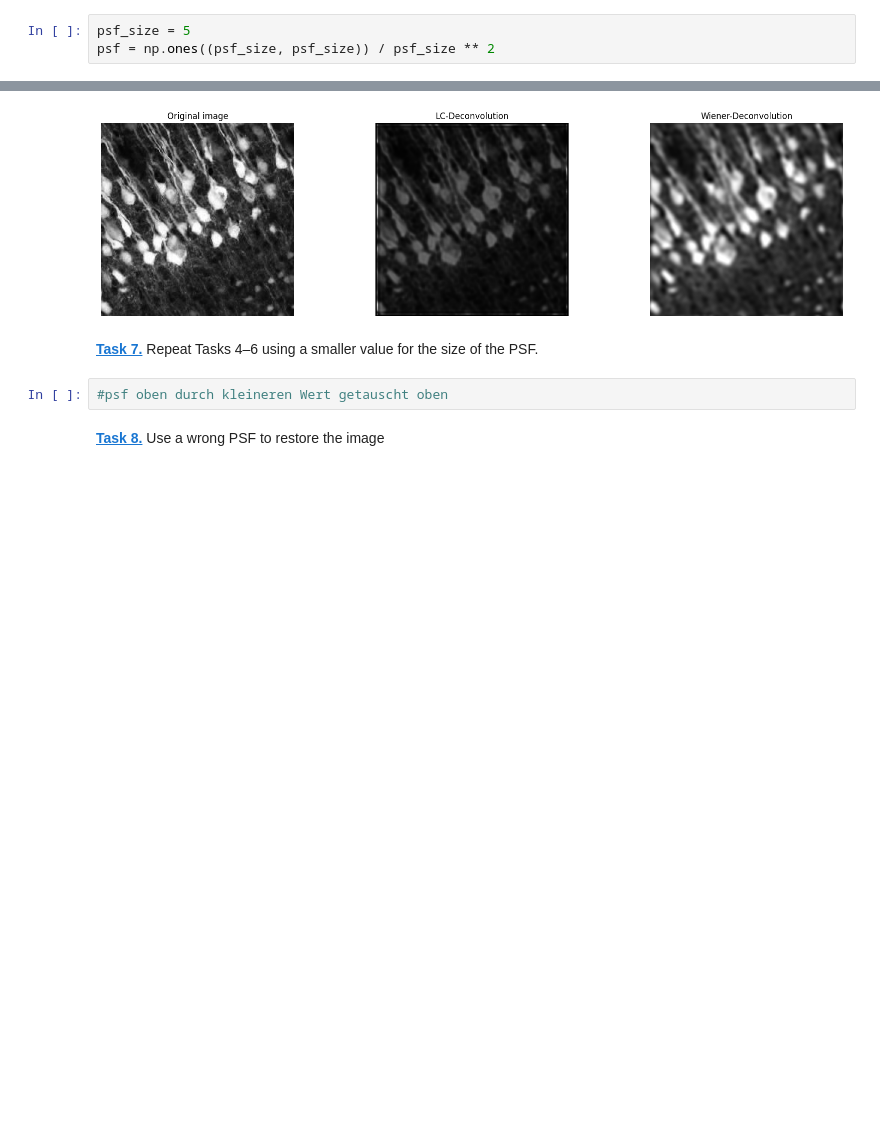
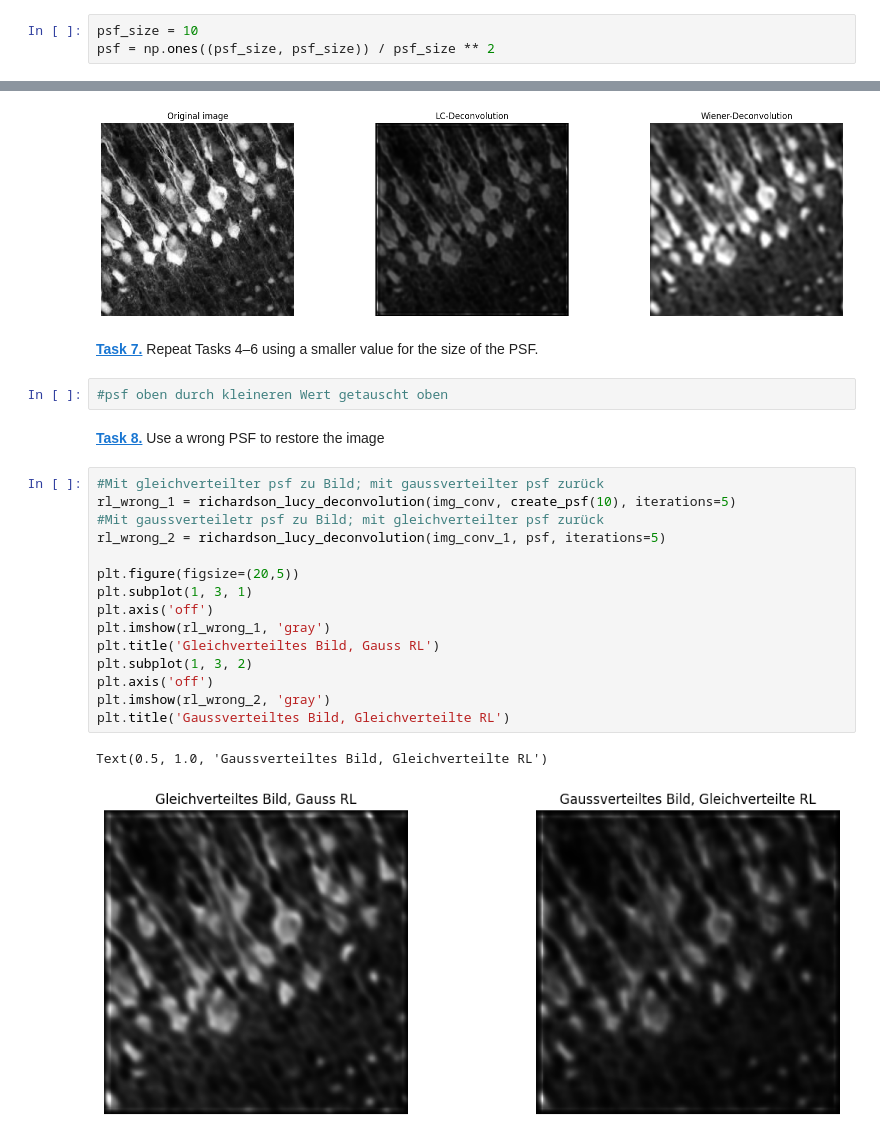
Before and after one commit to UweBuchwaldo/BioinfoRohr, a Jupyter notebook: deconvolution.ipynb, the cells around one changed output, grey strips where cells are left out. Saved outputs shown, nothing was run; the diff lists cells and outputs as text; blank space fills up the shorter version.

```diff
--- a/deconvolution.ipynb
+++ b/deconvolution.ipynb
@@ -21,7 +21,7 @@ plt.imshow(img, 'gray')
 # %% [markdown]
 **[Task 1.]()** Apply the following PSF to the image and then display it.
 # %%
-psf_size = 5
+psf_size = 10
 psf = np.ones((psf_size, psf_size)) / psf_size ** 2
 # %%
 img_conv = conv(img, psf, mode="same", boundary="symm")
@@ -141,3 +141,21 @@ plt.show()
 #psf oben durch kleineren Wert getauscht oben
 # %% [markdown]
 **[Task 8.]()** Use a wrong PSF to restore the image
+# %%
+#Mit gleichverteilter psf zu Bild; mit gaussverteilter psf zurück
+rl_wrong_1 = richardson_lucy_deconvolution(img_conv, create_psf(10), iterations=5)
+#Mit gaussverteiletr psf zu Bild; mit gleichverteilter psf zurück
+rl_wrong_2 = richardson_lucy_deconvolution(img_conv_1, psf, iterations=5)
+
+plt.figure(figsize=(20,5))
+plt.subplot(1, 3, 1)
+plt.axis('off')
+plt.imshow(rl_wrong_1, 'gray')
+plt.title('Gleichverteiltes Bild, Gauss RL')
+plt.subplot(1, 3, 2)
+plt.axis('off')
+plt.imshow(rl_wrong_2, 'gray')
+plt.title('Gaussverteiltes Bild, Gleichverteilte RL')
+# %% [output]
+Text(0.5, 1.0, 'Gaussverteiltes Bild, Gleichverteilte RL')
+[figure, added]
```
